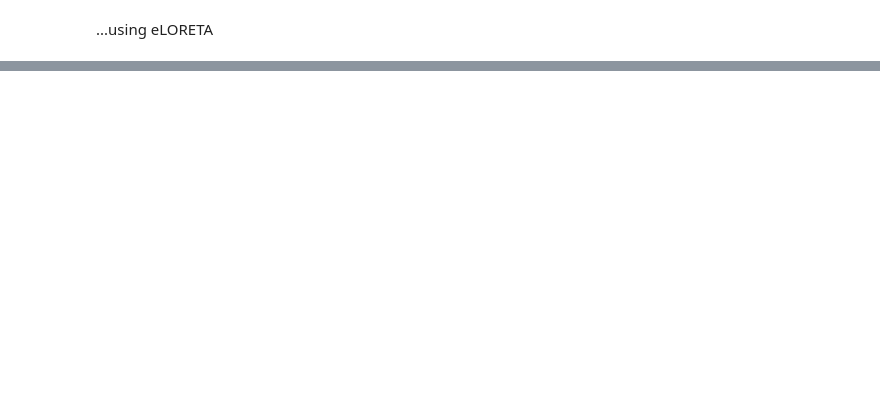
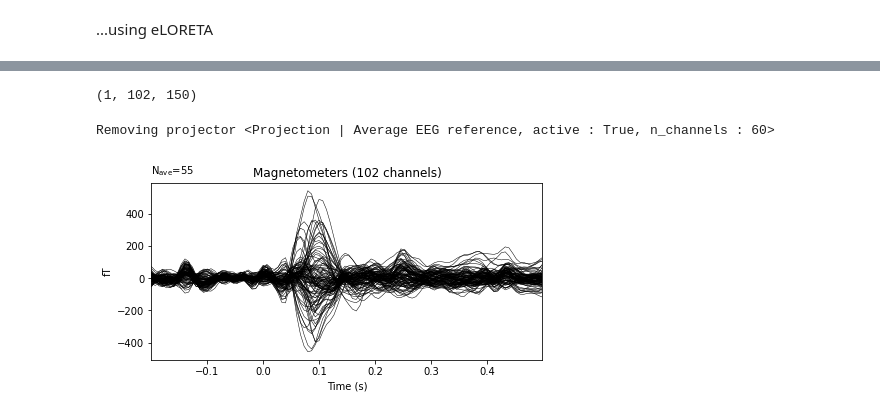
Before and after one commit to LukeTheHecker/esinet, a Jupyter notebook: tutorials/tutorial_2.ipynb, the cells around one changed output, grey strips where cells are left out. Saved outputs shown, nothing was run; the diff lists cells and outputs as text; code cells hidden in the pictures; blank space fills up the shorter version.

```diff
--- a/tutorials/tutorial_2.ipynb
+++ b/tutorials/tutorial_2.ipynb
@@ -315,3 +260,31 @@ fwd_stripped = fwd.copy().pick_channels(epochs.copy().pick_types(meg=True).ch_na
 
 def select_channels_of_forward_model(fwd, info):
     return fwd.copy().pick_channels(epochs.copy().pick(info.ch_names).ch_names)
+# %%
+simulation_test.eeg_data[0]._data.shape
+# %% [output]
+(1, 102, 150)
+# %%
+# evoked = epochs.average()
+
+# stc = net.predict(evoked)
+# evoked_hat = util.get_eeg_from_source(stc, fwd, epochs_stripped.info, tmin=-0.2)
+
+
+evoked.plot()
+
+plt.figure()
+plt.plot(evoked.times, np.std(evoked.data, axis=0))
+
+# evoked_hat.plot()
+# evoked_hat.plot_topomap([0.0, 0.2, 0.4, 0.6])
+
+
+# plt.figure()
+# plt.plot(evoked_hat.times, np.std(stc.data, axis=0))
+
+# evoked_hat.plot()
+# evoked_hat.plot_topomap([0.0, 0.2, 0.4, 0.6])
+# %% [output]
+Removing projector <Projection | Average EEG reference, active : True, n_channels : 60>
+[figure, added]
```
Also changed, not shown: parts of 19 cells of this notebook, 4 other files.
